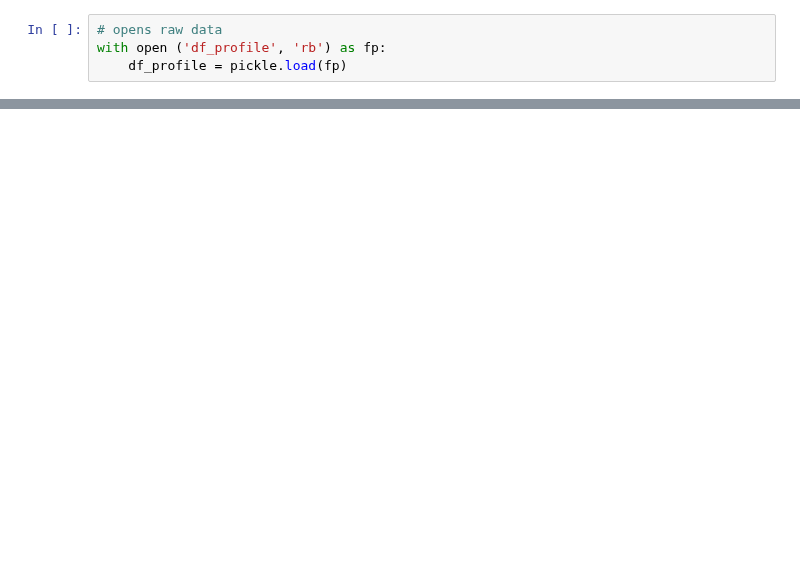
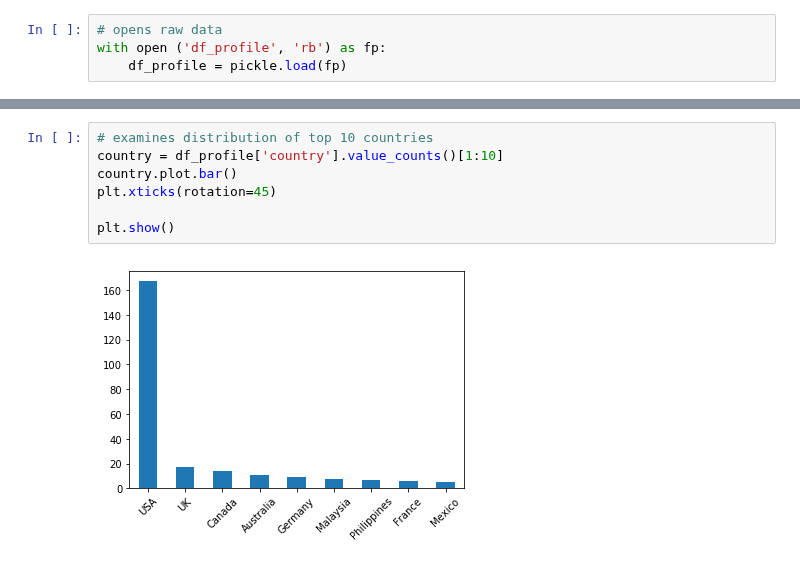
Before and after one commit to lily-tian/fanfictionstatistics, a Jupyter notebook: profile_analysis.ipynb, the cells around one changed output, grey strips where cells are left out. Cells and saved outputs as stored; diff of their text form; blank space fills up the shorter version.

```diff
--- a/profile_analysis.ipynb
+++ b/profile_analysis.ipynb
@@ -19,0 +30,9 @@ plt.show()
+# %%
+# examines distribution of top 10 countries
+country = df_profile['country'].value_counts()[1:10]
+country.plot.bar()
+plt.xticks(rotation=45)
+
+plt.show()
+# %% [output]
+[figure, added]
```
Also changed, not shown: parts of 5 cells of this notebook, 4 other files.
